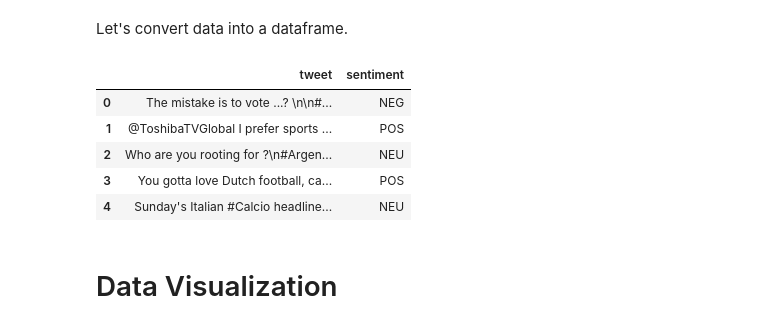
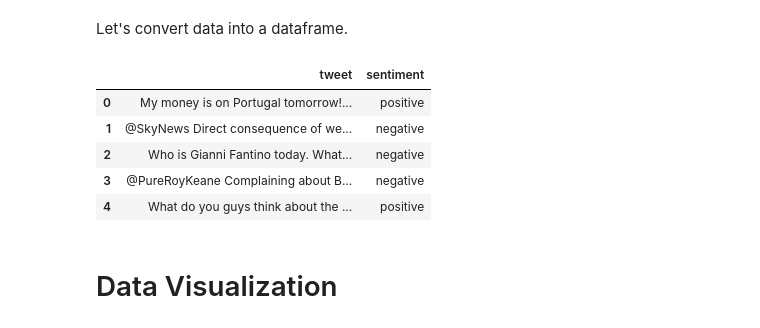
Before and after one commit to TirendazAcademy/Hugging-Face-Tutorials, a Jupyter notebook: Twitter Sentiment Analysis.ipynb, the cells around one changed output. Drawn from its saved outputs; the diff is of its cells as text; code cells hidden in the pictures.

```diff
--- a/Twitter Sentiment Analysis.ipynb
+++ b/Twitter Sentiment Analysis.ipynb
@@ -37,17 +34,20 @@ Successfully installed snscrape-0.4.3.20220106
 import snscrape.modules.twitter as sntwitter
 import pandas as pd
 
-# Created a list to append all tweet attributes(data)
+# Creating a list to append all tweet attributes(data)
 tweets = []
 
-query = '#WorldCup2022 lang:en since:2022-11-21 until:2022-12-04'
+# Creating query
+query = '#WorldCup2022 lang:en since:2022-11-21 until:2022-12-06'
 q = sntwitter.TwitterSearchScraper(query)
 
 # Using TwitterSearchScraper to scrape data and append tweets to list
 for i,tweet in enumerate(q.get_items()):
-    if i>100:
+    if i>5000:
         break
     tweets.append([tweet.user.username, tweet.date, tweet.likeCount, tweet.sourceLabel, tweet.content])
+
+# Converting data to dataframe
 tweets_df = pd.DataFrame(tweets, columns=["User", "Date Created", "Number of Likes", "Source of Tweet", "Tweet"])
 tweets_df.head()
 # %% [output]
@@ -64,6 +73,6 @@ Let's import the model we'll use for Twitter sentiment analysis.
 # %%
 !pip install transformers
 from transformers import pipeline
-sentiment_analysis = pipeline(model="finiteautomata/bertweet-base-sentiment-analysis")
+sentiment_analysis = pipeline(model="cardiffnlp/twitter-roberta-base-sentiment-latest")
 # %% [output]
 Looking in indexes: https://pypi.org/simple, https://us-python.pkg.dev/colab-wheels/public/simple/
@@ -87,29 +98,36 @@ emoji is not installed, thus not converting emoticons or emojis into text. Insta
 # %% [markdown]
 After that let's find out the sentiment in each tweet with the for loop.
 # %%
-tweets = []
+# Creating a list to append all tweet attributes(data)
+tweet_sa = []
+
+# Creating query
+query = '#WorldCup2022 lang:en until:2022-12-06 since:2022-11-10 '
+q = sntwitter.TwitterSearchScraper(query)
+
+# Predicting the sentiments of tweets
 for i,tweet in enumerate(q.get_items()):
-    if i>100:
+    if i>5000:
         break
     content = tweet.content
     sentiment = sentiment_analysis(content)
-    tweets.append({'tweet': content, 'sentiment': sentiment[0]['label']})
+    tweet_sa.append({'tweet': content, 'sentiment': sentiment[0]['label']})
 # %% [markdown]
 Let's convert data into a dataframe.
 # %%
 import pandas as pd
 pd.set_option('max_colwidth', None)
 
 # Converting data to dataframe
-df = pd.DataFrame(tweets)
+df = pd.DataFrame(tweet_sa)
 df.head()
 # %% [output]
 |  | tweet | sentiment |
-| 0 | The mistake is to vote ...? \n\n#... | NEG |
-| 1 | @ToshibaTVGlobal I prefer sports ... | POS |
-| 2 | Who are you rooting for ?\n#Argen... | NEU |
-| 3 | You gotta love Dutch football, ca... | POS |
-| 4 | Sunday's Italian #Calcio headline... | NEU |
+| 0 | My money is on Portugal tomorrow!... | positive |
+| 1 | @SkyNews Direct consequence of we... | negative |
+| 2 | Who is Gianni Fantino today. What... | negative |
+| 3 | @PureRoyKeane Complaining about B... | negative |
+| 4 | What do you guys think about the ... | positive |
 # %% [markdown]
 # Data Visualization
 # %% [markdown]
```
Also changed, not shown: parts of 8 cells of this notebook.
